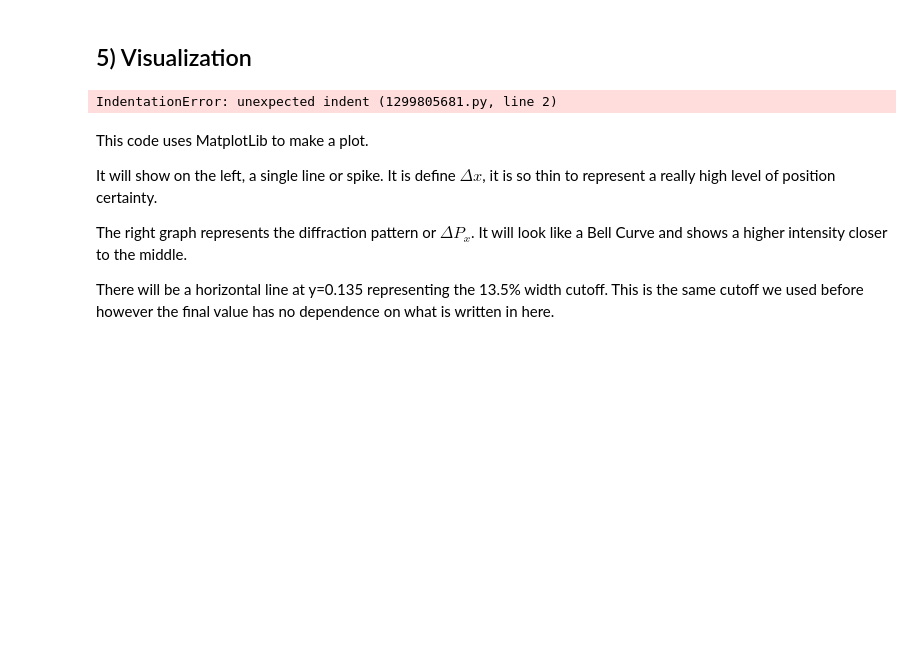
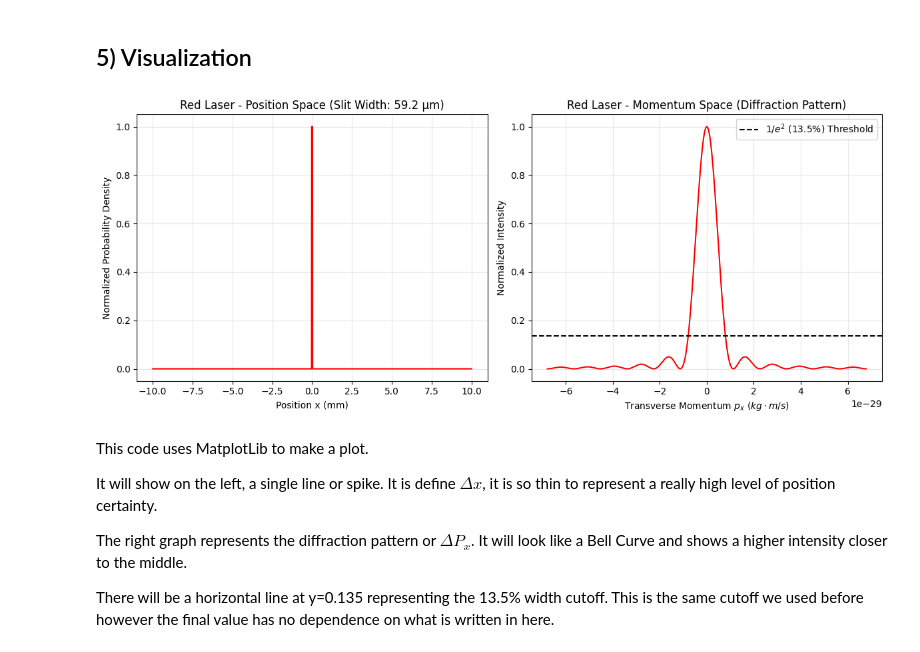
Before and after one commit to ryanmoritz1213/Final-Proposal, a Jupyter notebook: FinalProject.ipynb, the cells around one changed output. Saved outputs shown, nothing was run; the diff lists cells and outputs as text; code cells hidden in the pictures; blank space fills up the shorter version.

```diff
--- a/FinalProject.ipynb
+++ b/FinalProject.ipynb
@@ -160,32 +183,34 @@ The last part of the code takes the products and verifies them using equation 1.
 # %% [markdown]
 ## 5) Visualization
 # %%
-#5
+    #5 Plotting
     plt.figure(figsize=(12, 5))
 
-    # Position Side
+    # Position Domain
     plt.subplot(1, 2, 1)
-    plt.plot(x * 1000, slit, color='purple') # x is in millimeters
-    plt.title(f"{name} - Position Domain (Slit Width: {current_dx*1e6:.1f} µm)") # Fixed float syntax too!
-    plt.xlabel("Position (mm)")
-    plt.ylabel("Aperture Transmission (0 to 1)")
+    # Re-normalize for plotting presentation
+    plt.plot(x * 1000, np.abs(slit_wavefunction)**2 / np.max(np.abs(slit_wavefunction)**2), color=params["color"])
+    plt.title(f"{name} - Position Space (Slit Width: {current_dx*1e6:.1f} µm)")
+    plt.xlabel("Position x (mm)")
+    plt.ylabel("Normalized Probability Density")
     plt.grid(True, alpha=0.3)
 
-    # Momentum Side
+    # Momentum Domain
     plt.subplot(1, 2, 2)
-    plt.plot(px, intensity_profile, color=params["color"].lower())
-    #13.5% threshold
-    plt.axhline(y=0.135, color='black', linestyle='--', label='13.5% Threshold')
-    plt.title(f"{name} - Momentum Domain (Diffraction Pattern)")
-    plt.xlabel(r"Momentum $p_x$ ($kg \cdot m/s$)")
+    plt.plot(px, intensity_profile, color=params["color"])
+
+    # 13.5% threshold line
+    plt.axhline(y=0.135, color='black', linestyle='--', label='$1/e^2$ (13.5%) Threshold')
+    plt.title(f"{name} - Momentum Space (Diffraction Pattern)")
+    plt.xlabel(r"Transverse Momentum $p_x$ ($kg \cdot m/s$)")
     plt.ylabel("Normalized Intensity")
     plt.legend()
     plt.grid(True, alpha=0.3)
 
     plt.tight_layout()
     plt.show()
 # %% [output]
-IndentationError: unexpected indent (1299805681.py, line 2)
+[figure, added]
 # %% [markdown]
 This code uses MatplotLib to make a plot.
 
```
Also changed, not shown: parts of 7 cells of this notebook.
